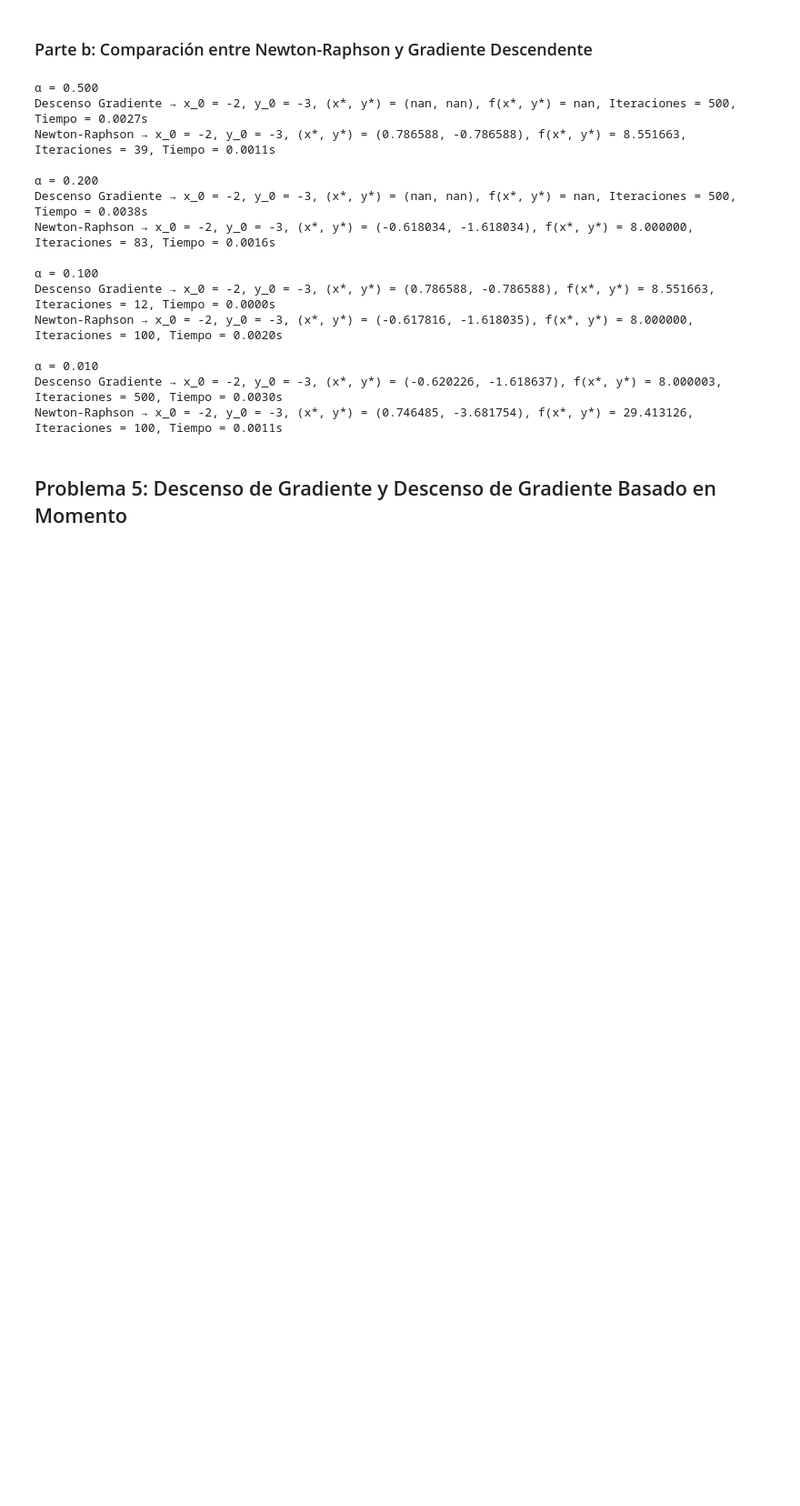
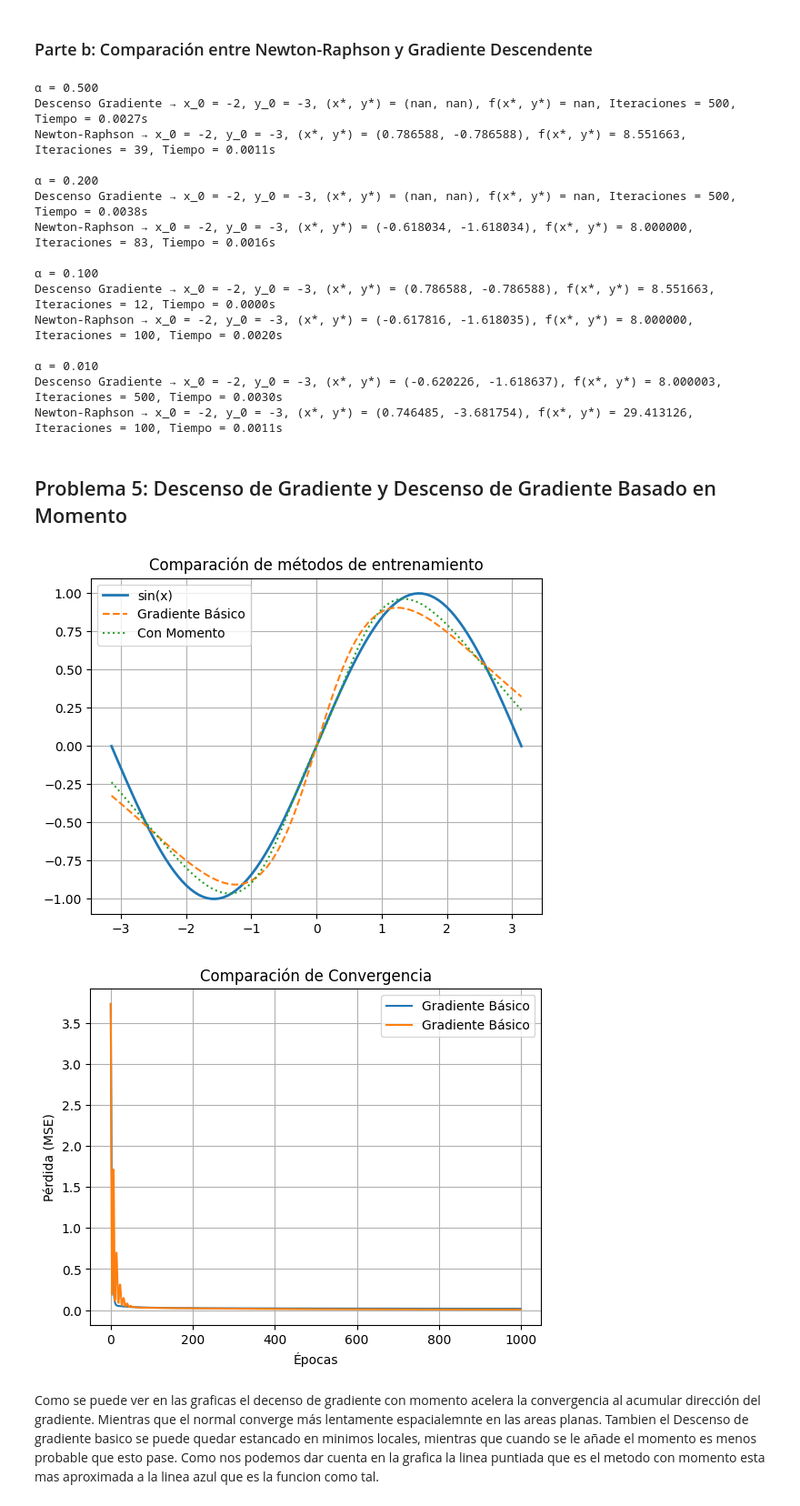
Before and after one commit to S302-prog/Lab3-MOS, a Jupyter notebook: Lab3_Completo_spalma_mscastillo.ipynb, the cells around one changed output. Shown at 91% size. Cells and saved outputs as stored; diff of their text form; code cells hidden in the pictures; blank space fills up the shorter version.

```diff
--- a/Lab3_Completo_spalma_mscastillo.ipynb
+++ b/Lab3_Completo_spalma_mscastillo.ipynb
@@ -560,0 +646,30 @@ Newton-Raphson → x_0 = -2, y_0 = -3, (x*, y*) = (0.746485, -3.681754), f(x*, y
+# %%
+xx1, y_pred1, perdidas = Descenso_de_Gradiente(x, y, 1000)
+xx2, y_pred2, perdidasM = Descenso_de_Gradiente_Momento(x, y, 1000)
+
+plt.plot(x, y, label='sin(x)', linewidth=2)
+plt.plot(xx1, y_pred1, label='Gradiente Básico', linestyle='--')
+plt.plot(xx2, y_pred2, label='Con Momento', linestyle=':')
+plt.legend()
+plt.title("Comparación de métodos de entrenamiento")
+plt.grid(True)
+plt.show()
+plt.plot(perdidas, label='Gradiente Básico')
+plt.xlabel("Épocas")
+plt.ylabel("Pérdida (MSE)")
+plt.title("Comparación de Convergencia")
+plt.legend()
+plt.grid(True)
+plt.show()
+plt.plot(perdidasM, label='Gradiente Básico')
+plt.xlabel("Épocas")
+plt.ylabel("Pérdida (MSE)")
+plt.title("Comparación de Convergencia")
+plt.legend()
+plt.grid(True)
+plt.show()
+# %% [output]
+[figure, added]
+[figure, added]
+# %% [markdown]
+Como se puede ver en las graficas el decenso de gradiente con momento acelera la convergencia al acumular dirección del gradiente. Mientras que el normal converge más lentamente espacialemnte en las areas planas. Tambien el Descenso de gradiente basico se puede quedar estancado en minimos locales, mientras que cuando se le añade el momento es menos probable que esto pase. Como nos podemos dar cuenta en la grafica la linea puntiada que es el metodo con momento esta mas aproximada a la linea azul que es la funcion como tal.
```
Also changed, not shown: parts of 1 cell of this notebook.
